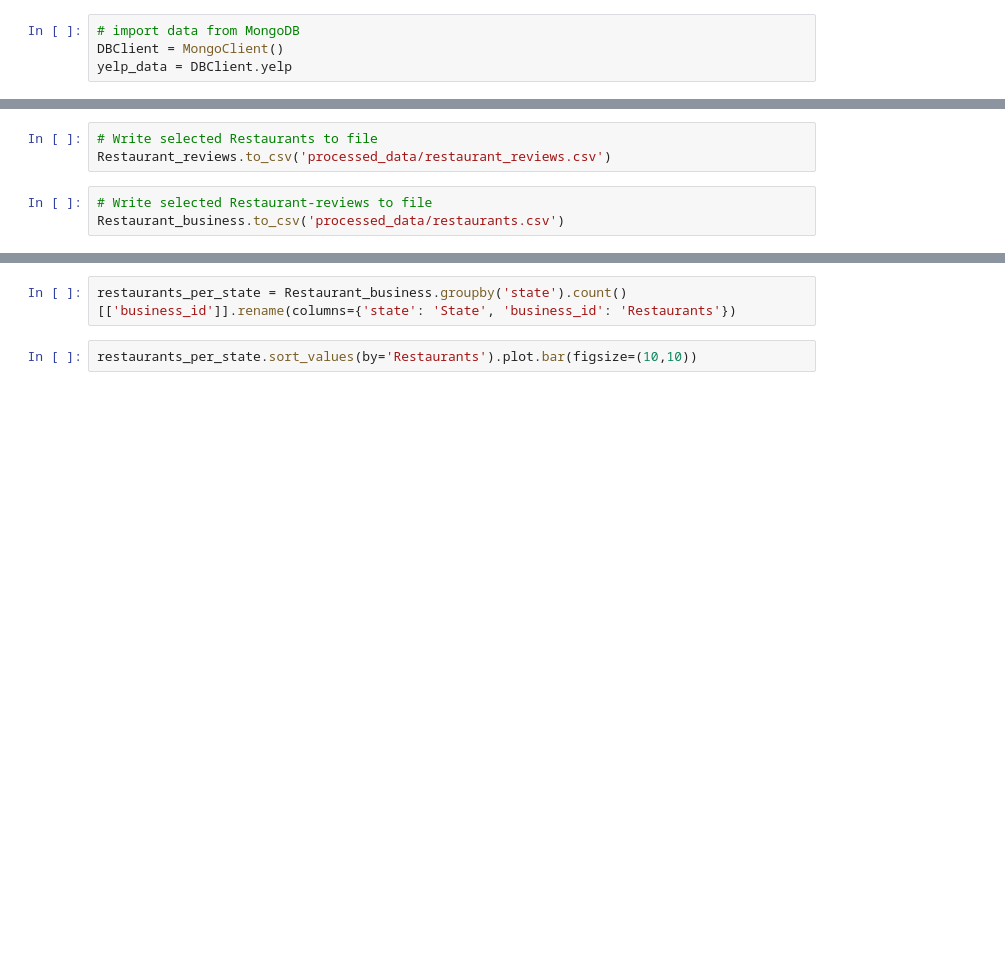
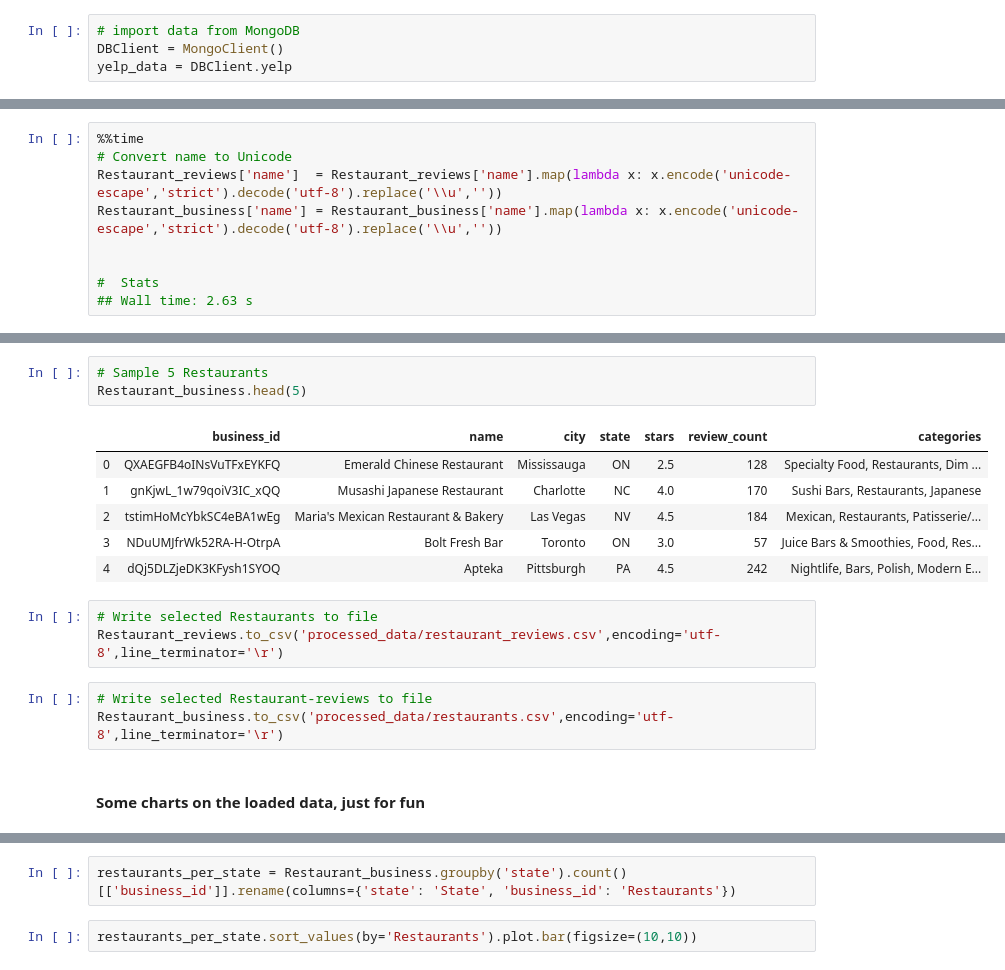
Before and after one commit to AsadBinImtiaz/CS410_UIUC, a Jupyter notebook: prepare_data.ipynb, the cells around one changed output, grey strips where cells are left out. Cells and saved outputs as stored; diff of their text form; blank space fills up the shorter version.

```diff
--- a/prepare_data.ipynb
+++ b/prepare_data.ipynb
@@ -51,0 +136,9 @@ Restaurant_business.head(5)
+# %%
+%%time
+# Convert name to Unicode
+Restaurant_reviews['name']  = Restaurant_reviews['name'].map(lambda x: x.encode('unicode-escape','strict').decode('utf-8').replace('\\u',''))
+Restaurant_business['name'] = Restaurant_business['name'].map(lambda x: x.encode('unicode-escape','strict').decode('utf-8').replace('\\u',''))
+
+
+#  Stats
+## Wall time: 2.63 s
@@ -55,9 +157,21 @@ Restaurant_reviews.head(5)
+# %%
+# Sample 5 Restaurants
+Restaurant_business.head(5)
+# %% [output]
+|  | business_id | name | city | state | stars | review_count | categories |
+| 0 | QXAEGFB4oINsVuTFxEYKFQ | Emerald Chinese Restaurant | Mississauga | ON | 2.5 | 128 | Specialty Food, Restaurants, Dim ... |
+| 1 | gnKjwL_1w79qoiV3IC_xQQ | Musashi Japanese Restaurant | Charlotte | NC | 4.0 | 170 | Sushi Bars, Restaurants, Japanese |
+| 2 | tstimHoMcYbkSC4eBA1wEg | Maria's Mexican Restaurant & Bakery | Las Vegas | NV | 4.5 | 184 | Mexican, Restaurants, Patisserie/... |
+| 3 | NDuUMJfrWk52RA-H-OtrpA | Bolt Fresh Bar | Toronto | ON | 3.0 | 57 | Juice Bars & Smoothies, Food, Res... |
+| 4 | dQj5DLZjeDK3KFysh1SYOQ | Apteka | Pittsburgh | PA | 4.5 | 242 | Nightlife, Bars, Polish, Modern E... |
 # %%
 # Write selected Restaurants to file
-Restaurant_reviews.to_csv('processed_data/restaurant_reviews.csv')
+Restaurant_reviews.to_csv('processed_data/restaurant_reviews.csv',encoding='utf-8',line_terminator='\r')
 # %%
 # Write selected Restaurant-reviews to file
-Restaurant_business.to_csv('processed_data/restaurants.csv')
+Restaurant_business.to_csv('processed_data/restaurants.csv',encoding='utf-8',line_terminator='\r')
+# %% [markdown]
+#### Some charts on the loaded data, just for fun
 # %%
 # plot how many reviews we have of each star
 star_x = Restaurant_reviews.review_stars.value_counts().index
```
Also changed, not shown: parts of 69 cells of this notebook, 31 other files.
